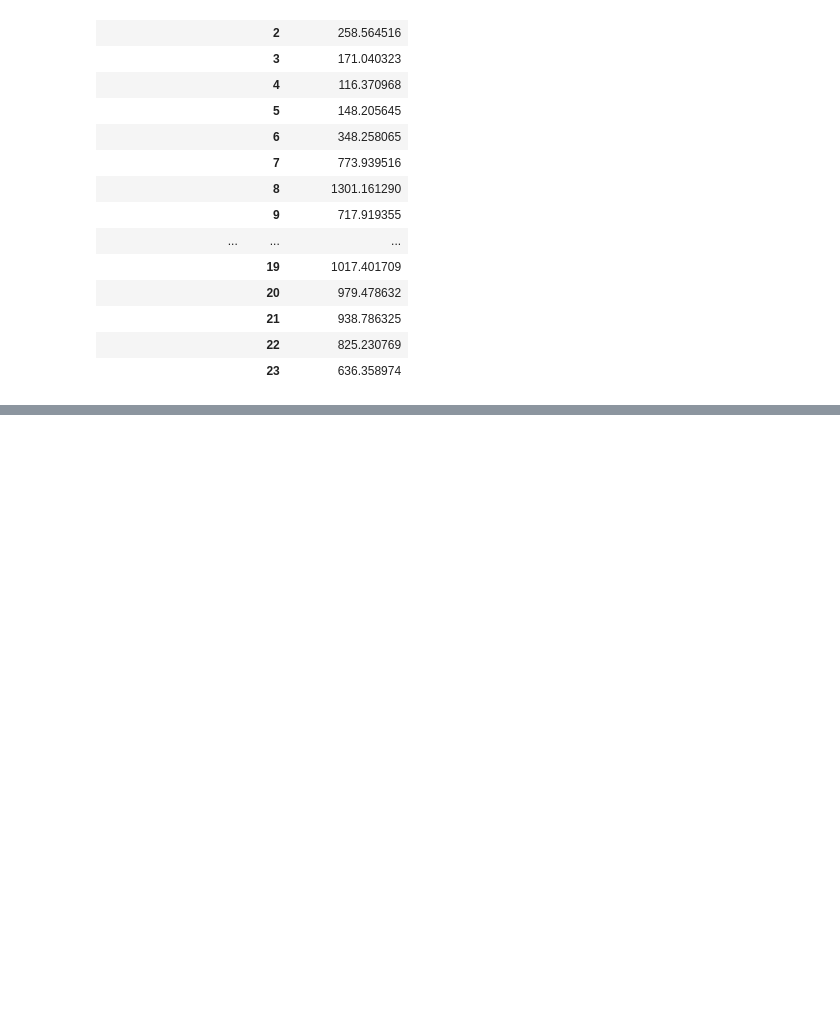
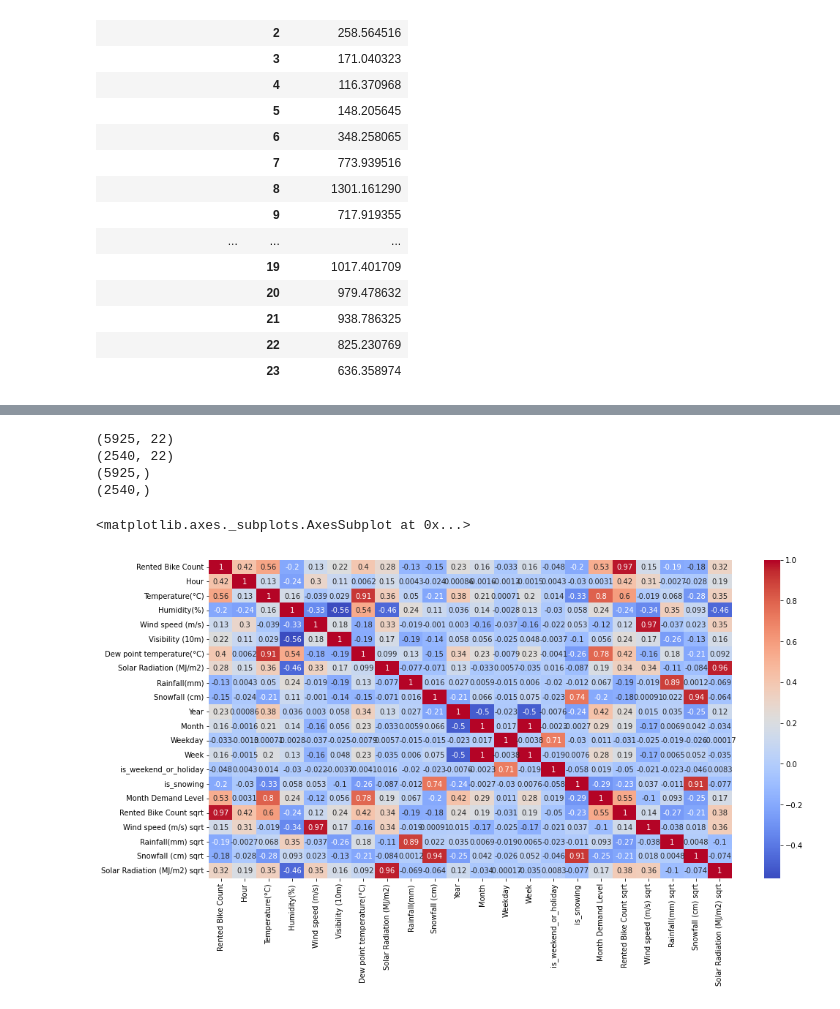
Before and after one commit to Abhi-nav0506/Capstone-Project---Bike-Sharing-Demand-Prediction--, a Jupyter notebook: Bike_Sharing_Demand_Prediction_Capstone_Project.ipynb, the cells around one changed output, grey strips where cells are left out. Drawn from its saved outputs; the diff is of its cells as text; code cells hidden in the pictures; blank space fills up the shorter version.

```diff
--- a/Bike_Sharing_Demand_Prediction_Capstone_Project.ipynb
+++ b/Bike_Sharing_Demand_Prediction_Capstone_Project.ipynb
@@ -606,0 +618,4 @@ seoul_bike_data2.groupby(['Month'])[['Rented Bike Count']].mean()
+# %%
+month_demand_level_df = seoul_bike_data2.groupby(['Month'])[['Rented Bike Count']].mean().rename(columns = {'Rented Bike Count':'Month Demand Level'}).reset_index()
+month_demand_level_df['Month Demand Level'] = month_demand_level_df['Month Demand Level'].apply(lambda x: 1 if 200<= x <400 else (2 if 400<=x<600 else (3 if 600<=x<800 else (4 if 800<=x<1000 else (5 if 1000<=x<1200 else 6) ))))
+month_demand_level_df
@@ -606,0 +636,4 @@ seoul_bike_data2.groupby(['Month'])[['Rented Bike Count']].mean()
+# %%
+seoul_bike_data2['hour_window'] = seoul_bike_data2['Hour'].apply(lambda x: '0-2' if x in [0,1,2] else ('3-5' if x in [3,4,5] else ('6-8' if x in [6,7,8] else ('9-11' if x in [9,10,11] else ('12-14' if x in [12,13,14] else ('15-17' if x in [15,16,17] else ('18-20' if x in [18,19,20] else'21-23')))))))
+# %%
+seoul_bike_data2_merged = pd.merge(seoul_bike_data2,month_demand_level_df,how='left',left_on='Month',right_on='Month')
@@ -606,0 +660,36 @@ seoul_bike_data2.groupby(['Month'])[['Rented Bike Count']].mean()
+# %%
+X = seoul_bike_data2_merged.copy()
+Y = seoul_bike_data2_merged['Rented Bike Count'].copy()
+
+from sklearn.model_selection import train_test_split
+seoul_xtrain_ts, seoul_xtest_ts, seoul_ytrain_ts, seoul_ytest_ts = train_test_split( X,Y , test_size = 0.30,shuffle = True ,random_state = 3)
+print(seoul_xtrain_ts.shape)
+print(seoul_xtest_ts.shape)
+print(seoul_ytrain_ts.shape)
+print(seoul_ytest_ts.shape)
+
+# train set
+seoul_xtrain_ts['Rented Bike Count sqrt'] = np.sqrt(seoul_xtrain_ts['Rented Bike Count'])
+seoul_xtrain_ts['Wind speed (m/s) sqrt'] = np.sqrt(seoul_xtrain_ts['Wind speed (m/s)'])
+seoul_xtrain_ts['Rainfall(mm) sqrt'] = np.sqrt(seoul_xtrain_ts['Rainfall(mm)'])
+seoul_xtrain_ts['Snowfall (cm) sqrt'] = np.sqrt(seoul_xtrain_ts['Snowfall (cm)'])
+seoul_xtrain_ts['Solar Radiation (MJ/m2) sqrt'] = np.sqrt(seoul_xtrain_ts['Solar Radiation (MJ/m2)'])
+
+#test set
+seoul_xtest_ts['Rented Bike Count sqrt'] = np.sqrt(seoul_xtest_ts['Rented Bike Count'])
+seoul_xtest_ts['Wind speed (m/s) sqrt'] = np.sqrt(seoul_xtest_ts['Wind speed (m/s)'])
+seoul_xtest_ts['Rainfall(mm) sqrt'] = np.sqrt(seoul_xtest_ts['Rainfall(mm)'])
+seoul_xtest_ts['Snowfall (cm) sqrt'] = np.sqrt(seoul_xtest_ts['Snowfall (cm)'])
+seoul_xtest_ts['Solar Radiation (MJ/m2) sqrt'] = np.sqrt(seoul_xtest_ts['Solar Radiation (MJ/m2)'])
+# %% [output]
+(5925, 22)
+(2540, 22)
+(5925,)
+(2540,)
+# %%
+plt.figure(figsize=(16,8))
+correlation = seoul_xtrain_ts.corr()
+sns.heatmap((correlation), annot=True, cmap='coolwarm')
+# %% [output]
+<matplotlib.axes._subplots.AxesSubplot at 0x...>
+[figure, added]
```
Also changed, not shown: parts of 21 cells of this notebook.
